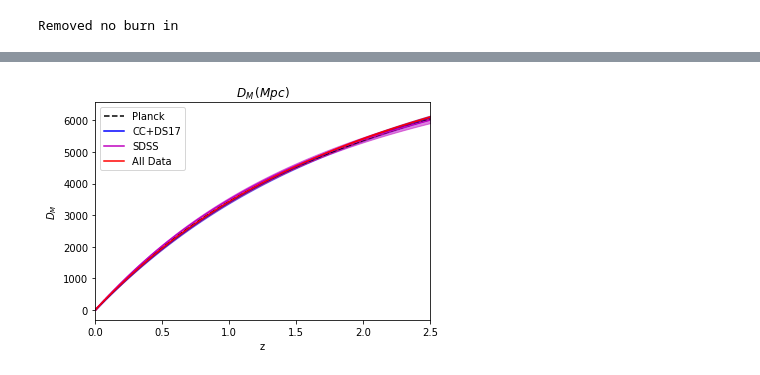
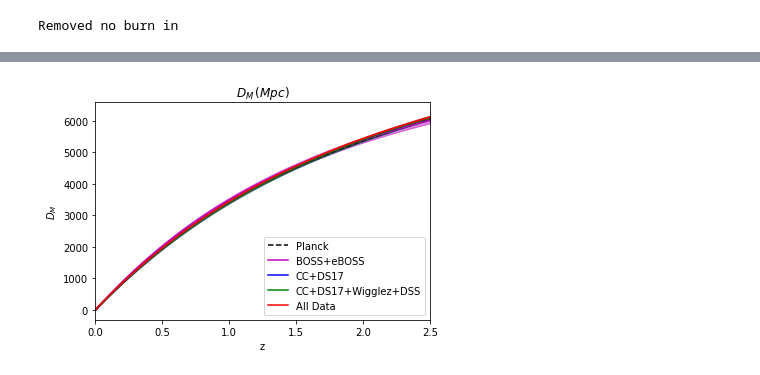
Before and after one commit to JaimeRZP/Growz, a Jupyter notebook: notebooks/plotting.ipynb, the cells around one changed output, grey strips where cells are left out. Saved outputs shown, nothing was run; the diff lists cells and outputs as text; code cells hidden in the pictures.

```diff
--- a/notebooks/plotting.ipynb
+++ b/notebooks/plotting.ipynb
@@ -143,11 +170,14 @@ WARNING:root:fine_bins_2D not large enough for optimal density
 tools = utils.utils()
 c = tools.c
 
-H_All_m, H_All_s = get_m_s(All_Data['Hz'])
+H_All_m, H_All_s = get_m_s(CC_DS17_BOSS_eBOSS_Wigglez_DSS['Hz'])
+H_CC_DS17_Wigglez_DSS_m, H_CC_DS17_Wigglez_DSS_s = get_m_s(CC_DS17_Wigglez_DSS['Hz'])
 H_CC_DS17_m, H_CC_DS17_s = get_m_s(CC_DS17['Hz'])
 H_BOSS_eBOSS_m, H_BOSS_eBOSS_s = get_m_s(BOSS_eBOSS['Hz'])
 H_DESI_m, H_DESI_s = get_m_s(DESI['Hz'])
-H_WFIRST_m, H_WFIRST_s = get_m_s(WFIRST['Hz'])
+H_CC_m, H_CC_s = get_m_s(CC['Hz'])
+H_DS17_m, H_DS17_s = get_m_s(DS17['Hz'])
+#H_WFIRST_m, H_WFIRST_s = get_m_s(WFIRST['Hz'])
 #H_DESIfs8_Planck_m, H_DESIfs8_Planck_s = get_m_s(DESIfs8_Planck['Hz'])
 #H_DESIfs8_Planck_fit_m, H_DESIfs8_Planck_fit_s = get_m_s(DESIfs8_Planck_fit['Hz'])
 #H_DESIfs8_Riess0_m, H_DESIfs8_Riess0_s = get_m_s(DESIfs8_Riess0['Hz'])
@@ -157,7 +187,7 @@ H_WFIRST_m, H_WFIRST_s = get_m_s(WFIRST['Hz'])
 #H_RatQuad_m, H_RatQuad_s = get_m_s(RatQuad['Hz'])
 #H_ExpQuad_m, H_ExpQuad_s = get_m_s(ExpQuad['Hz'])
 
-Planck_preds = tools.get_preds(All_Data['z_arr'], mode = 'Planck')
-Riess_preds = tools.get_preds(All_Data['z_arr'], mode = 'Riess')
-Panth_preds = tools.get_preds(All_Data['z_arr'], mode = 'Panth')
+Planck_preds = tools.get_preds(CC['z_arr'], mode = 'Planck')
+Riess_preds = tools.get_preds(CC['z_arr'], mode = 'Riess')
+Panth_preds = tools.get_preds(CC['z_arr'], mode = 'Panth')
 # %%
@@ -211,31 +244,37 @@ plt.savefig('/mnt/c/Users/Jaime/Desktop/PhD/gp_figures/H_gp_forecast.pdf')
 # %%
-dM_All_m, dM_All_s = get_m_s(All_Data['dMz'])
+dM_All_m, dM_All_s = get_m_s(CC_DS17_BOSS_eBOSS_Wigglez_DSS['dMz'])
 dM_CC_DS17_m, dM_CC_DS17_s = get_m_s(CC_DS17['dMz'])
+dM_CC_DS17_Wigglez_DSS_m, dM_CC_DS17_Wigglez_DSS_s = get_m_s(CC_DS17_Wigglez_DSS['dMz'])
 dM_BOSS_eBOSS_m, dM_BOSS_eBOSS_s = get_m_s(BOSS_eBOSS['dMz'])
 dM_DESI_m, dM_DESI_s = get_m_s(DESI['dMz'])
+#dM_CC_m, dM_CC_s = get_m_s(CC['dMz'])
+dM_DS17_m, dM_DS17_s = get_m_s(DS17['dMz'])
 # %%
-plt.plot(All_Data['z_arr'], Planck_preds['dM_arr'], 'k--', label='Planck')
+plt.plot(CC['z_arr'], Planck_preds['dM_arr'], 'k--', label='Planck')
 #plt.plot(z_DESIfs8, Panth_preds['Hkms_arr'], 'k-.', label='Panth')
 
+plt.plot(BOSS_eBOSS['z_arr'],  dM_BOSS_eBOSS_m, color ='m', label='BOSS+eBOSS')
+plt.fill_between(BOSS_eBOSS['z_arr'], dM_BOSS_eBOSS_m+dM_BOSS_eBOSS_s,
+                 dM_BOSS_eBOSS_m-dM_BOSS_eBOSS_s, color='m', alpha=.5)
 plt.plot(CC_DS17['z_arr'],  dM_CC_DS17_m, color ='b', label='CC+DS17')
 plt.fill_between(CC_DS17['z_arr'], dM_CC_DS17_m+dM_CC_DS17_s,
                  dM_CC_DS17_m-dM_CC_DS17_s, color='b', alpha=.5)
-plt.plot(BOSS_eBOSS['z_arr'],  dM_BOSS_eBOSS_m, color ='m', label='SDSS')
-plt.fill_between(BOSS_eBOSS['z_arr'], dM_BOSS_eBOSS_m+dM_BOSS_eBOSS_s,
-                 dM_BOSS_eBOSS_m-dM_BOSS_eBOSS_s, color='m', alpha=.5)
-plt.plot(All_Data['z_arr'],  dM_All_m, color ='r', label='All Data')
-plt.fill_between(All_Data['z_arr'], dM_All_m+dM_All_s, dM_All_m-dM_All_s, color='r', alpha=.5)
+plt.plot(CC_DS17_Wigglez_DSS['z_arr'],  dM_CC_DS17_Wigglez_DSS_m, color ='g', label='CC+DS17+Wigglez+DSS')
+plt.fill_between(CC_DS17['z_arr'], dM_CC_DS17_Wigglez_DSS_m+dM_CC_DS17_Wigglez_DSS_s,
+                 dM_CC_DS17_Wigglez_DSS_m-dM_CC_DS17_Wigglez_DSS_s, color='g', alpha=.5)
+plt.plot(CC['z_arr'],  dM_All_m, color ='r', label='All Data')
+plt.fill_between(CC['z_arr'], dM_All_m+dM_All_s, dM_All_m-dM_All_s, color='r', alpha=.5)
 
 plt.xlim(0, 2.5)
 plt.xlabel("z")
 plt.ylabel(r"$D_M$")
 plt.title(r"$D_M \, (Mpc)$")
 plt.legend();
 
 os.remove('/mnt/c/Users/Jaime/Desktop/PhD/gp_figures/DM_gp_data.pdf')
 plt.savefig('/mnt/c/Users/Jaime/Desktop/PhD/gp_figures/DM_gp_data.pdf')
 # %% [output]
-[figure, old version]
+[figure, new version]
 # %%
 plt.plot(All_Data['z_arr'], Planck_preds['dM_arr'], 'k--', label='Planck')
 
```
Also changed, not shown: parts of 13 cells of this notebook, 7 other files.
